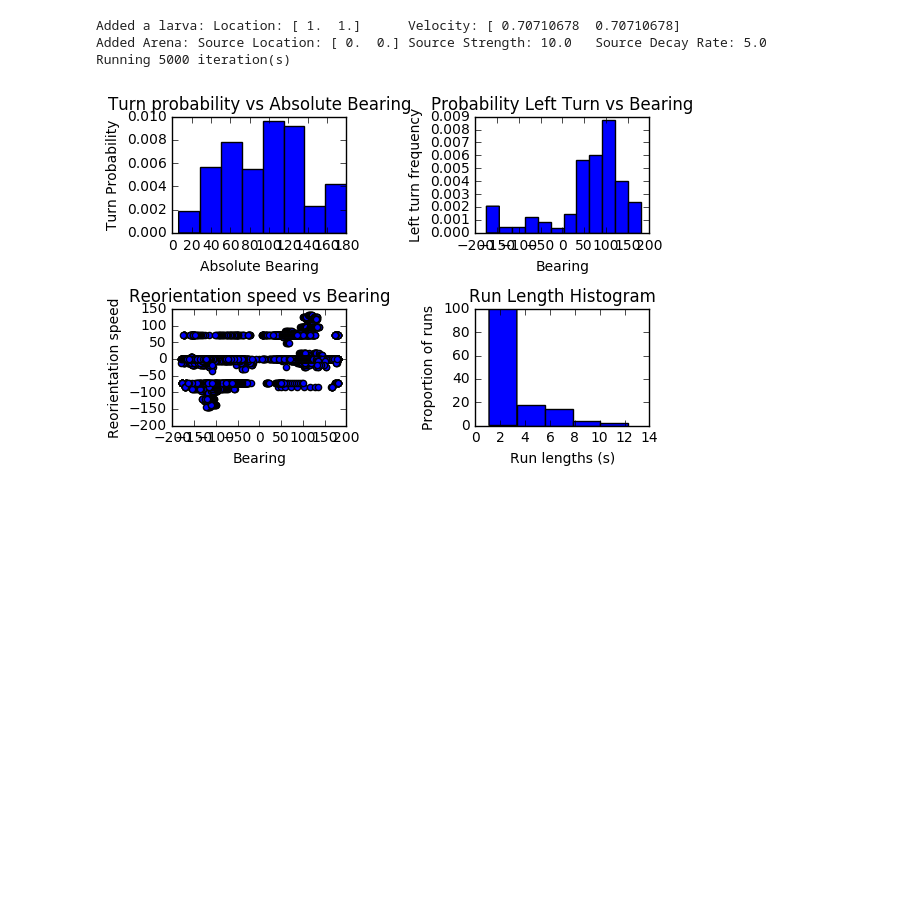
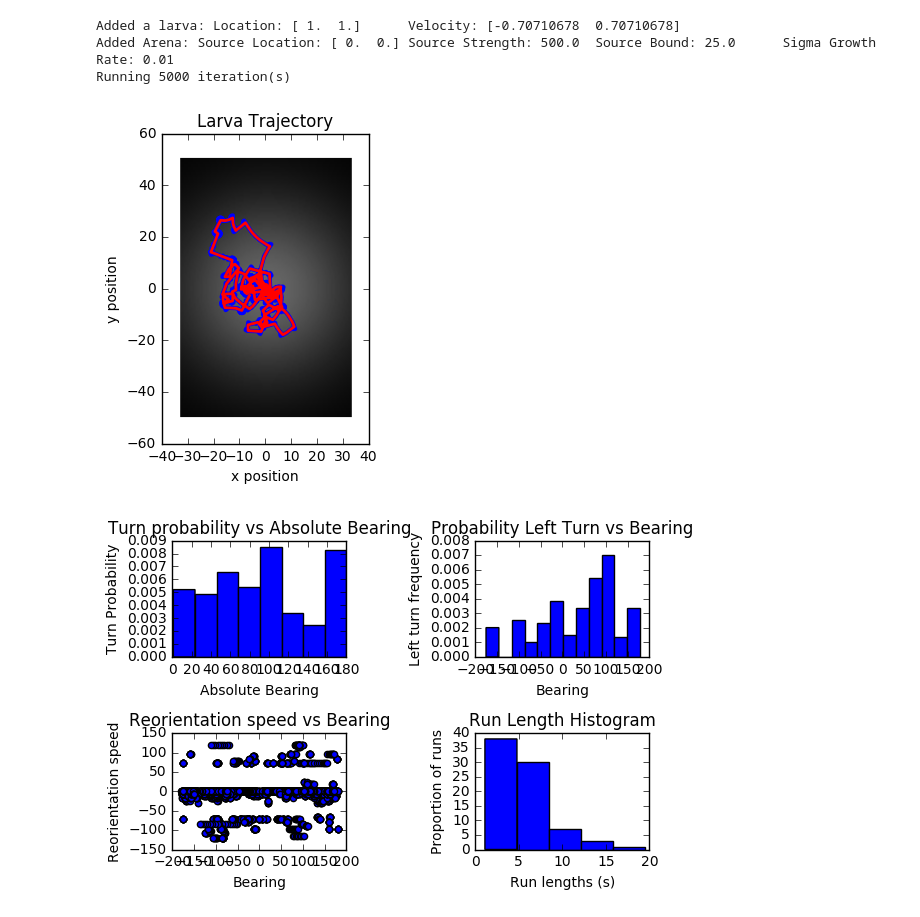
Before and after one commit to elykcoldster/chemotaxis, a Jupyter notebook: Larva_chemotaxis.ipynb, the cells around one changed output. Saved outputs shown, nothing was run; the diff lists cells and outputs as text; code cells hidden in the pictures; blank space fills up the shorter version.

```diff
--- a/Larva_chemotaxis.ipynb
+++ b/Larva_chemotaxis.ipynb
@@ -1,19 +1,22 @@
 # %%
 #import pdb
 import sys
 from controller import Controller
+import random as rn
 
 
 def main():
     controller = Controller()
-    input_file = 'example_experiment_file.in'
+    input_file = 'new_larva_new_arena.in'
     controller.run(input_file)
 
 if __name__ == "__main__":
     #pdb.set_trace()
+    rn.seed(1234)
     main()
 # %% [output]
-Added a larva: Location: [ 1.  1.]      Velocity: [ 0.70710678  0.70710678]
-Added Arena: Source Location: [ 0.  0.] Source Strength: 10.0   Source Decay Rate: 5.0
+Added a larva: Location: [ 1.  1.]      Velocity: [-0.70710678  0.70710678]
+Added Arena: Source Location: [ 0.  0.] Source Strength: 500.0  Source Bound: 25.0      Sigma Growth Rate: 0.01
 Running 5000 iteration(s)
-[figure, old version]
+[figure, new version]
+[figure, added]
```
Also changed, not shown: 5 other files.
